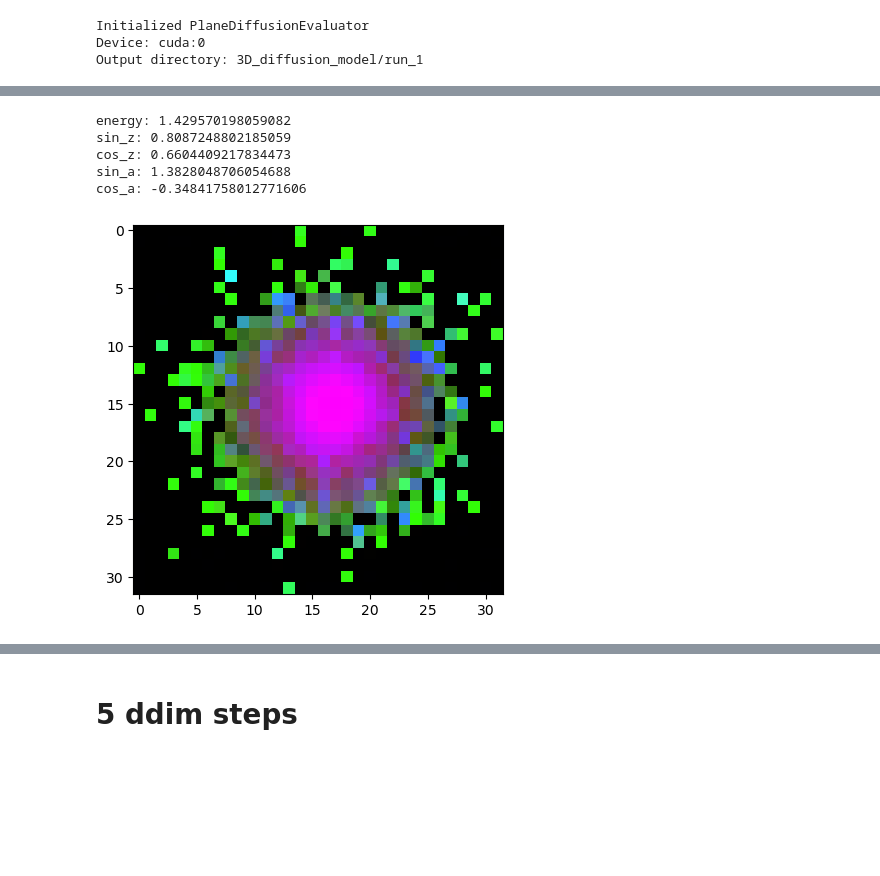
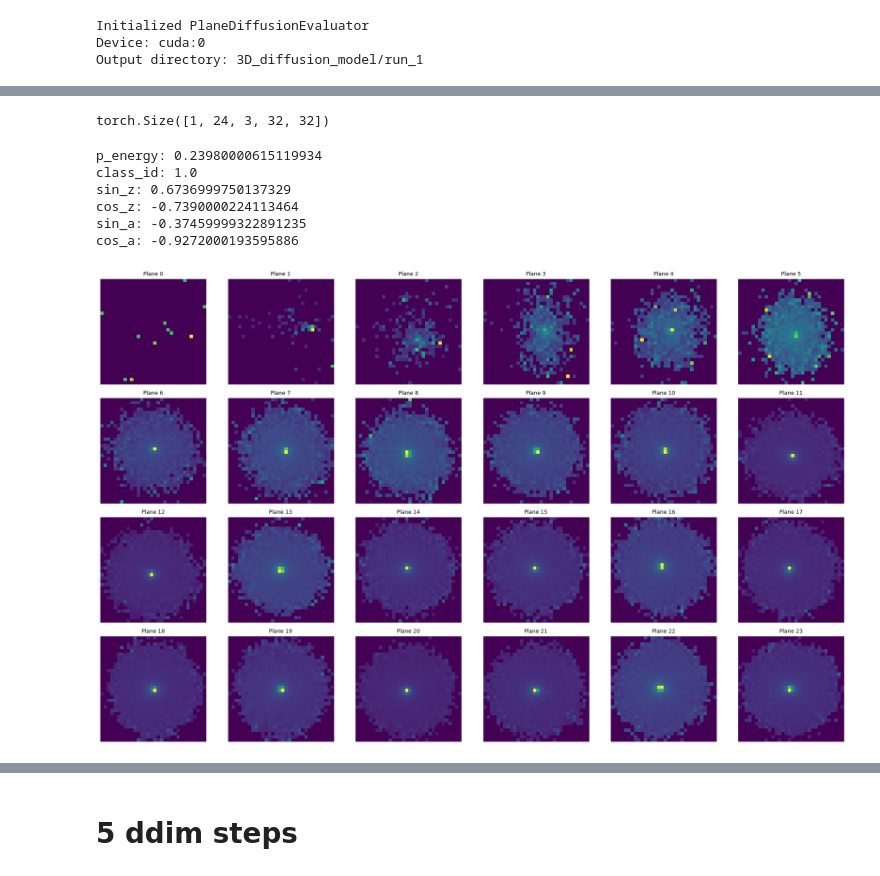
Before and after one commit to green3diamond/TambOpt-zlt, a Jupyter notebook: detector_optimization/diffusion_model/03_3D_generator_update.ipynb, the cells around one changed output, grey strips where cells are left out. Drawn from its saved outputs; the diff is of its cells as text; code cells hidden in the pictures; blank space fills up the shorter version.

```diff
--- a/detector_optimization/diffusion_model/03_3D_generator_update.ipynb
+++ b/detector_optimization/diffusion_model/03_3D_generator_update.ipynb
@@ -43,0 +22,4 @@ First conditioning vector (cpu): tensor([ 1.4296,  0.8087,  0.6604,  1.3828, -0.
+# %%
+generator.load_model()
+(energy, class_id, sin_z, cos_z, sin_a, cos_a) = (0.2398,  1.0000,  0.6737, -0.7390, -0.3746, -0.9272)
+generator.test_conditions = torch.tensor([[energy, class_id, sin_z, cos_z, sin_a, cos_a]])
@@ -54,24 +36,39 @@ Total generation time: 2.14s
-# %%
-import matplotlib.pyplot as plt
-
-
-for output in outputs:
-    condition_name = [ 'energy', 'sin_z', 'cos_z', 'sin_a', 'cos_a' ]
-    for icondition, condition in enumerate(output['condition']):
-        print(f"{condition_name[icondition]}: {condition}")
-
-    output_mean = output['images'].mean(dim=0)
-    output_mean = output_mean.permute(1, 2, 0)  # Change from (C, H, W) to (H, W, C) if needed
-    # normalize between 0 and 1
-    output_mean = (output_mean - output_mean.min()) / (output_mean.max() - output_mean.min())
-    plt.imshow(output_mean.cpu(), cmap='viridis')
-    plt.show()
-    break
-# %% [output]
-energy: 1.429570198059082
-sin_z: 0.8087248802185059
-cos_z: 0.6604409217834473
-sin_a: 1.3828048706054688
-cos_a: -0.34841758012771606
-[figure, removed]
+# %%
+outputs[0]['images'].shape
+# %% [output]
+torch.Size([1, 24, 3, 32, 32])
+# %%
+import matplotlib.pyplot as plt
+
+
+for output in outputs:
+    condition_name = [ 'p_energy', 'class_id', 'sin_z', 'cos_z', 'sin_a', 'cos_a' ]
+    for icondition, condition in enumerate(output['condition']):
+        print(f"{condition_name[icondition]}: {condition}")
+
+    output_images = output['images'].squeeze().mean(dim=1)
+
+    # Plot all 24 planes
+    fig, axes = plt.subplots(4, 6, figsize=(18, 12))
+
+    for plane_idx in range(24):
+        ax = axes[plane_idx // 6, plane_idx % 6]
+        plane_data = output_images[plane_idx].cpu().numpy()
+        # Normalize to [0, 1]
+        plane_data = (plane_data - plane_data.min()) / (plane_data.max() - plane_data.min())
+        ax.imshow(plane_data, cmap='viridis', vmin=0, vmax=1)
+        ax.set_title(f"Plane {plane_idx}", fontsize=9)
+        ax.axis('off')
+        # ax.cbar
+
+    plt.tight_layout(rect=(0, 0.03, 1, 0.97))
+    break
+# %% [output]
+p_energy: 0.23980000615119934
+class_id: 1.0
+sin_z: 0.6736999750137329
+cos_z: -0.7390000224113464
+sin_a: -0.37459999322891235
+cos_a: -0.9272000193595886
+[figure, added]
 # %%
```
Also changed, not shown: parts of 21 cells of this notebook, 3 other files.
